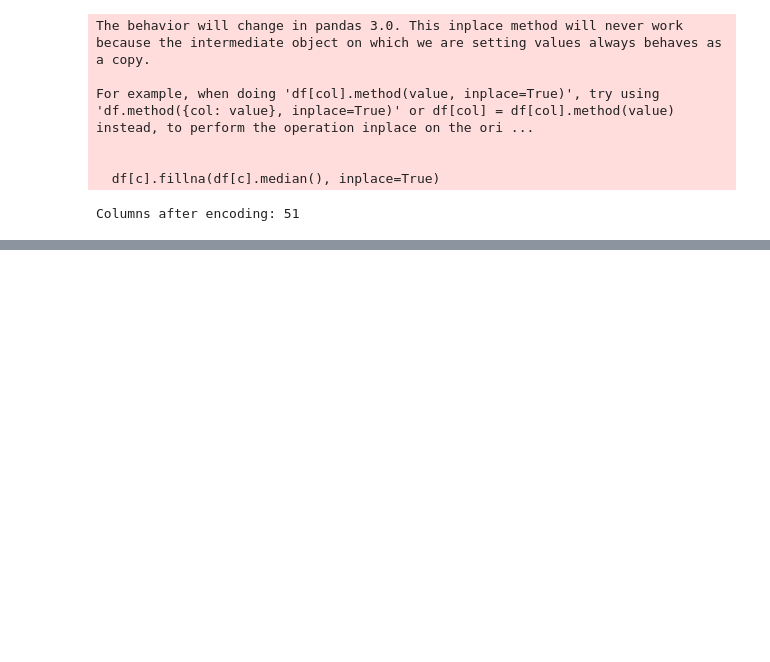
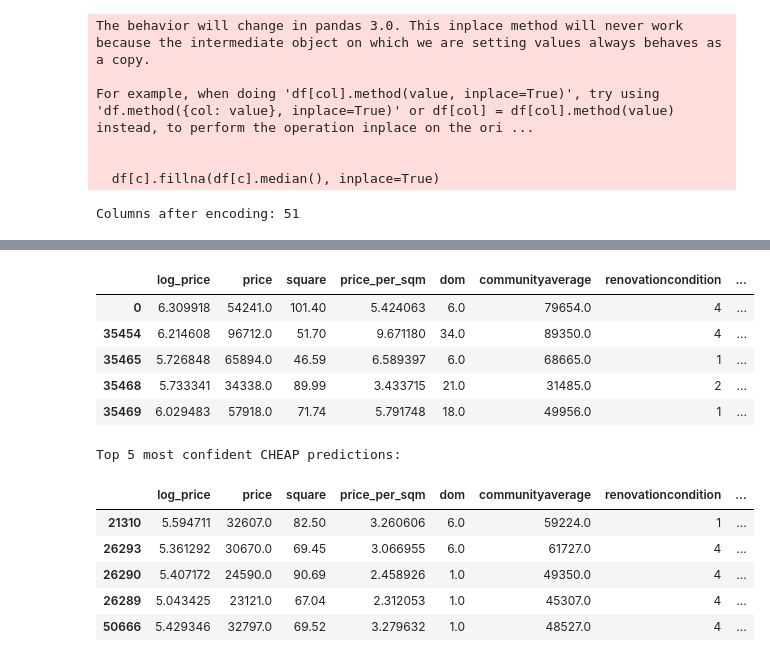
Before and after one commit to lalayahee/Quantum_final_project, a Jupyter notebook: classical_ml/house_price.ipynb, the cells around one changed output, grey strips where cells are left out. Drawn from its saved outputs; the diff is of its cells as text; code cells hidden in the pictures; blank space fills up the shorter version.

```diff
--- a/classical_ml/house_price.ipynb
+++ b/classical_ml/house_price.ipynb
@@ -252,0 +564,60 @@ File exists: True size(bytes): 33766585
+# %%
+
+
+# Inspect cheap vs expensive and model predictions
+label_names = {0: "cheap", 1: "expensive"}
+
+# confirm how target was defined
+try:
+    print("Target mapped: 1 => expensive (>= median), 0 => cheap (< median)")
+    print("Median used:", median_price)
+except NameError:
+    print("median_price not in scope; target column still uses median-based split")
+
+# get predict_proba if available and raw preds
+y_pred = pipeline_final.predict(X_test)
+try:
+    y_proba = pipeline_final.predict_proba(X_test)[:, 1]
+except Exception:
+    y_proba = None
+
+# assemble results DataFrame
+res = X_test.copy().reset_index(drop=True)
+res["y_true"] = y_test.reset_index(drop=True)
+res["y_pred"] = y_pred
+if y_proba is not None:
+    res["p_expensive"] = y_proba
+
+# map to readable labels
+res["true_label"] = res["y_true"].map(label_names)
+res["pred_label"] = res["y_pred"].map(label_names)
+
+# summary counts
+print("\nTrue label counts:\n", res["true_label"].value_counts())
+print("\nPredicted label counts:\n", res["pred_label"].value_counts())
+
+# classification report with readable names
+print("\nClassification report:")
+print(classification_report(res["y_true"], res["y_pred"], target_names=["cheap","expensive"]))
+
+# show top confident predictions for 'expensive' and 'cheap' (if probabilities available)
+if "p_expensive" in res.columns:
+    print("\nTop 5 most confident EXPENSIVE predictions:")
+    display(res.sort_values("p_expensive", ascending=False).head(5)[list(X_test.columns)+["p_expensive","true_label","pred_label"]])
+
+    print("\nTop 5 most confident CHEAP predictions:")
+    display(res.sort_values("p_expensive", ascending=True).head(5)[list(X_test.columns)+["p_expensive","true_label","pred_label"]])
+else:
+    print("\nNo predict_proba available — use y_pred to inspect examples:")
+    display(res.head(5))
+
+# use custom threshold if you want to be more/less conservative (default threshold = 0.5)
+if "p_expensive" in res.columns:
+    thr = 0.6
+    res["pred_by_thr"] = (res["p_expensive"] >= thr).astype(int)
+    res["pred_by_thr_label"] = res["pred_by_thr"].map(label_names)
+    print(f"\nCounts using threshold {thr}:")
+    print(res["pred_by_thr_label"].value_counts())
+    print("\nConfusion matrix (thresholded):")
+    print(confusion_matrix(res["y_true"], res["pred_by_thr"]))
+# %% [output]
@@ -252,0 +641,13 @@ File exists: True size(bytes): 33766585
+|  | log_price | price | square | price_per_sqm | dom | communityaverage | renovationcondition | ... |
+| 0 | 6.309918 | 54241.0 | 101.40 | 5.424063 | 6.0 | 79654.0 | 4 | ... |
+| 35454 | 6.214608 | 96712.0 | 51.70 | 9.671180 | 34.0 | 89350.0 | 4 | ... |
+| 35465 | 5.726848 | 65894.0 | 46.59 | 6.589397 | 6.0 | 68665.0 | 1 | ... |
+| 35468 | 5.733341 | 34338.0 | 89.99 | 3.433715 | 21.0 | 31485.0 | 2 | ... |
+| 35469 | 6.029483 | 57918.0 | 71.74 | 5.791748 | 18.0 | 49956.0 | 1 | ... |
+Top 5 most confident CHEAP predictions:
+|  | log_price | price | square | price_per_sqm | dom | communityaverage | renovationcondition | ... |
+| 21310 | 5.594711 | 32607.0 | 82.50 | 3.260606 | 6.0 | 59224.0 | 1 | ... |
+| 26293 | 5.361292 | 30670.0 | 69.45 | 3.066955 | 6.0 | 61727.0 | 4 | ... |
+| 26290 | 5.407172 | 24590.0 | 90.69 | 2.458926 | 1.0 | 49350.0 | 4 | ... |
+| 26289 | 5.043425 | 23121.0 | 67.04 | 2.312053 | 1.0 | 45307.0 | 4 | ... |
+| 50666 | 5.429346 | 32797.0 | 69.52 | 3.279632 | 1.0 | 48527.0 | 4 | ... |
```
Also changed, not shown: parts of 13 cells of this notebook, 26 other files.
